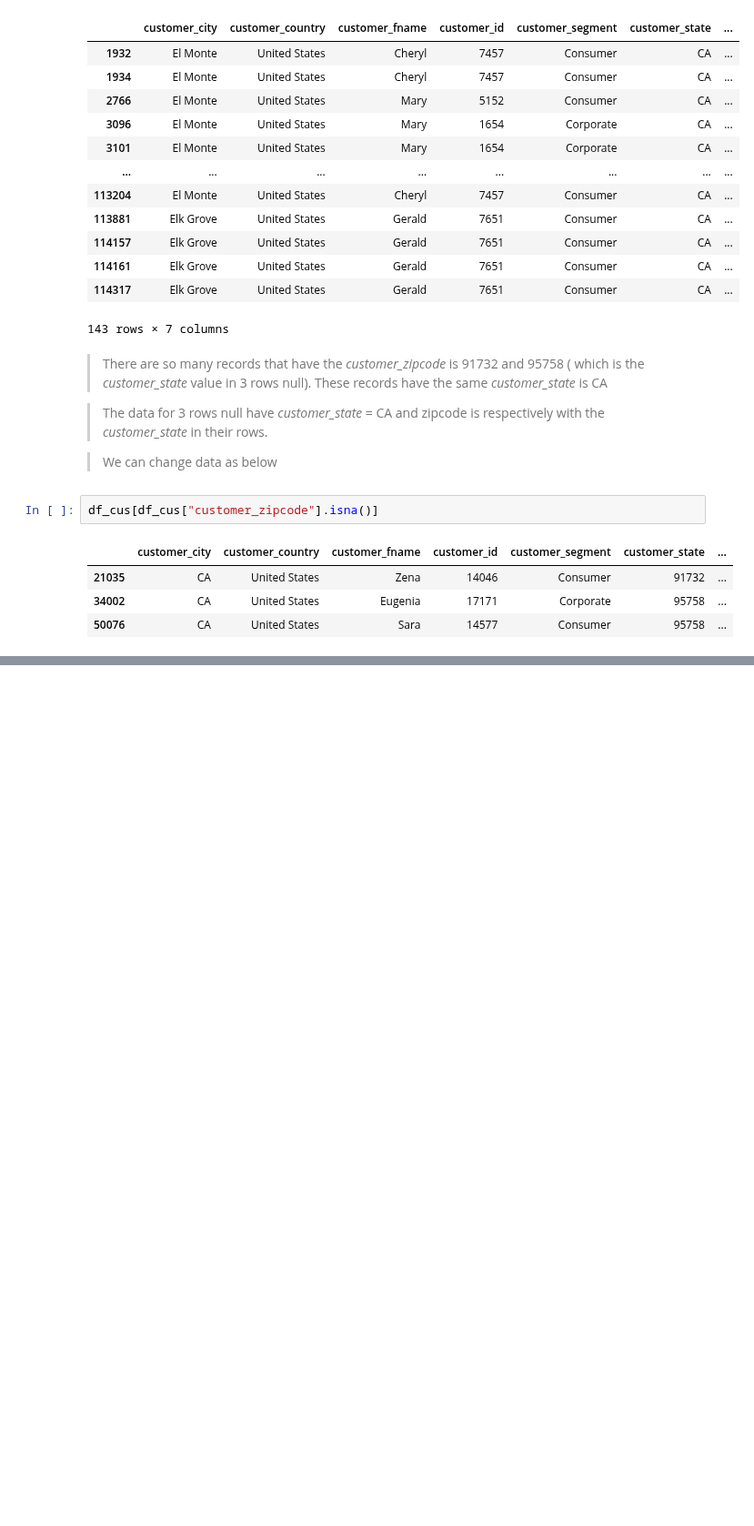
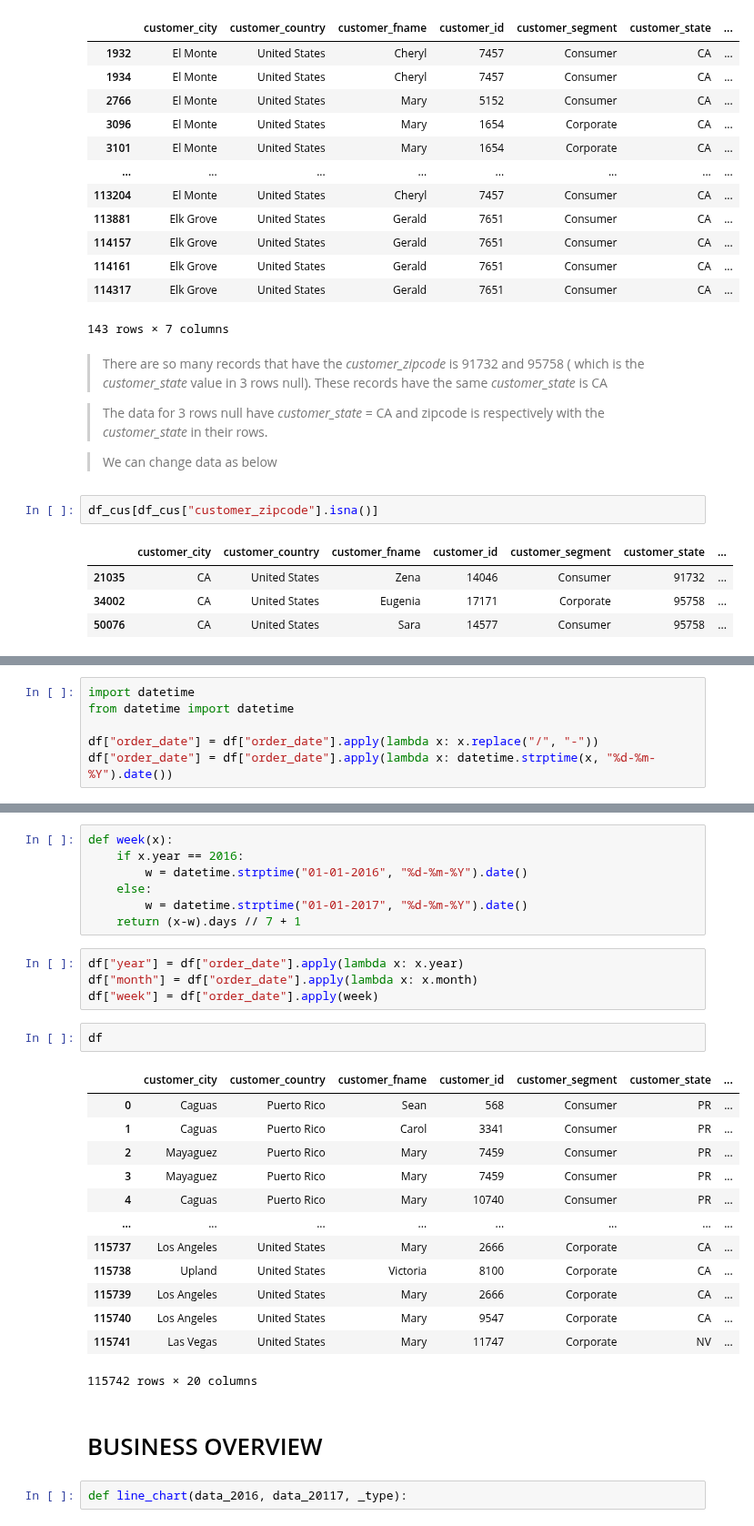
Before and after one commit to Phuong181003/ecommerce, a Jupyter notebook: ecommerce_data.ipynb, the cells around one changed output, grey strips where cells are left out. Shown at 91% size. Cells and saved outputs as stored; diff of their text form; blank space fills up the shorter version.

```diff
--- a/ecommerce_data.ipynb
+++ b/ecommerce_data.ipynb
@@ -167,0 +220,6 @@ df_cus[df_cus["customer_zipcode"].isna()]
+# %%
+import datetime
+from datetime import datetime
+
+df["order_date"] = df["order_date"].apply(lambda x: x.replace("/", "-"))
+df["order_date"] = df["order_date"].apply(lambda x: datetime.strptime(x, "%d-%m-%Y").date())
@@ -167,0 +236,31 @@ df_cus[df_cus["customer_zipcode"].isna()]
+# %%
+def week(x):
+    if x.year == 2016:
+        w = datetime.strptime("01-01-2016", "%d-%m-%Y").date()
+    else:
+        w = datetime.strptime("01-01-2017", "%d-%m-%Y").date()
+    return (x-w).days // 7 + 1
+# %%
+df["year"] = df["order_date"].apply(lambda x: x.year)
+df["month"] = df["order_date"].apply(lambda x: x.month)
+df["week"] = df["order_date"].apply(week)
+# %%
+df
+# %% [output]
+|  | customer_city | customer_country | customer_fname | customer_id | customer_segment | customer_state | ... |
+| 0 | Caguas | Puerto Rico | Sean | 568 | Consumer | PR | ... |
+| 1 | Caguas | Puerto Rico | Carol | 3341 | Consumer | PR | ... |
+| 2 | Mayaguez | Puerto Rico | Mary | 7459 | Consumer | PR | ... |
+| 3 | Mayaguez | Puerto Rico | Mary | 7459 | Consumer | PR | ... |
+| 4 | Caguas | Puerto Rico | Mary | 10740 | Consumer | PR | ... |
+| ... | ... | ... | ... | ... | ... | ... | ... |
+| 115737 | Los Angeles | United States | Mary | 2666 | Corporate | CA | ... |
+| 115738 | Upland | United States | Victoria | 8100 | Corporate | CA | ... |
+| 115739 | Los Angeles | United States | Mary | 2666 | Corporate | CA | ... |
+| 115740 | Los Angeles | United States | Mary | 9547 | Corporate | CA | ... |
+| 115741 | Las Vegas | United States | Mary | 11747 | Corporate | NV | ... |
+115742 rows × 20 columns
+# %% [markdown]
+# BUSINESS OVERVIEW
+# %%
+def line_chart(data_2016, data_20117, _type):
```
Also changed, not shown: parts of 18 cells of this notebook.
